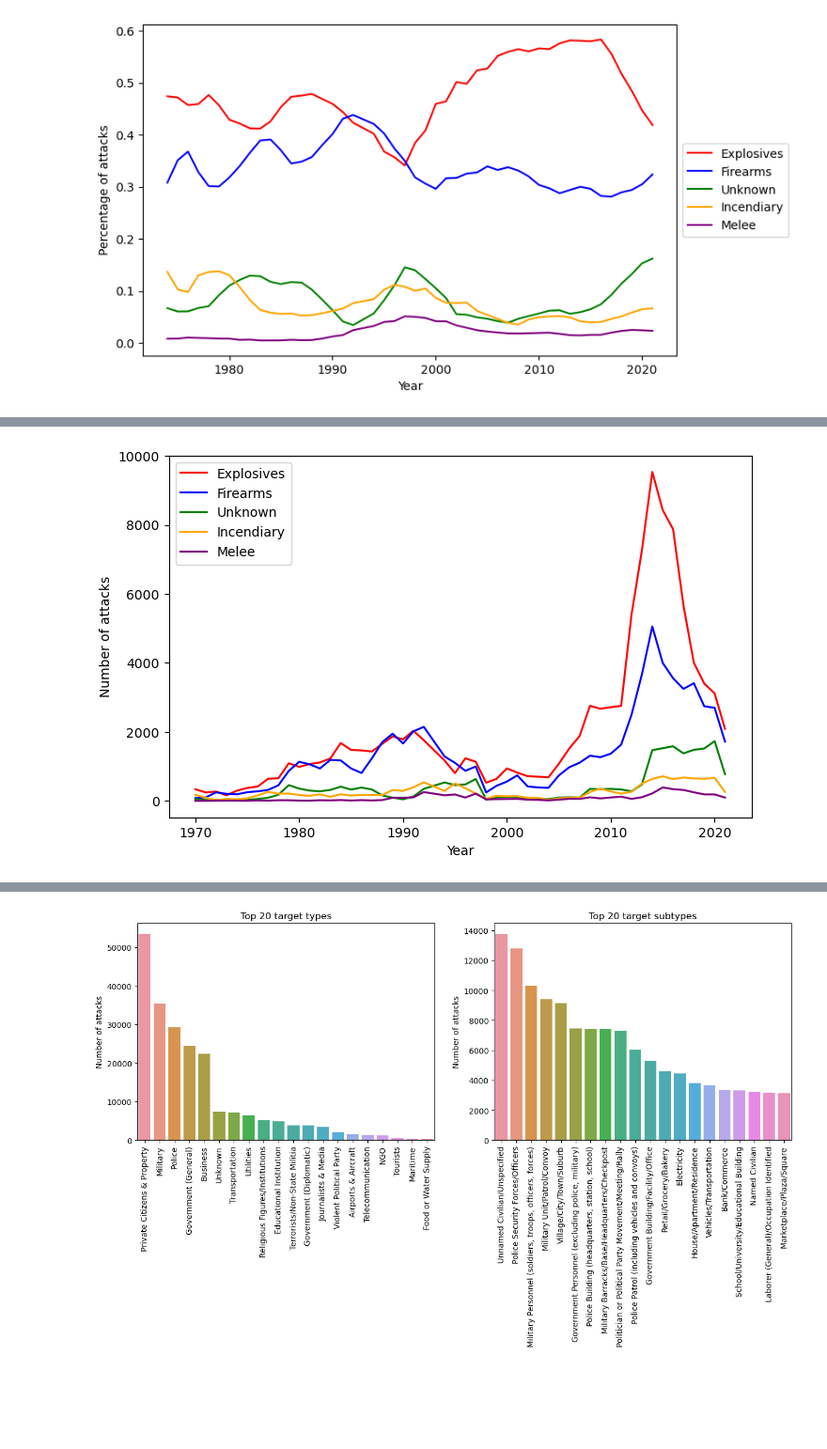
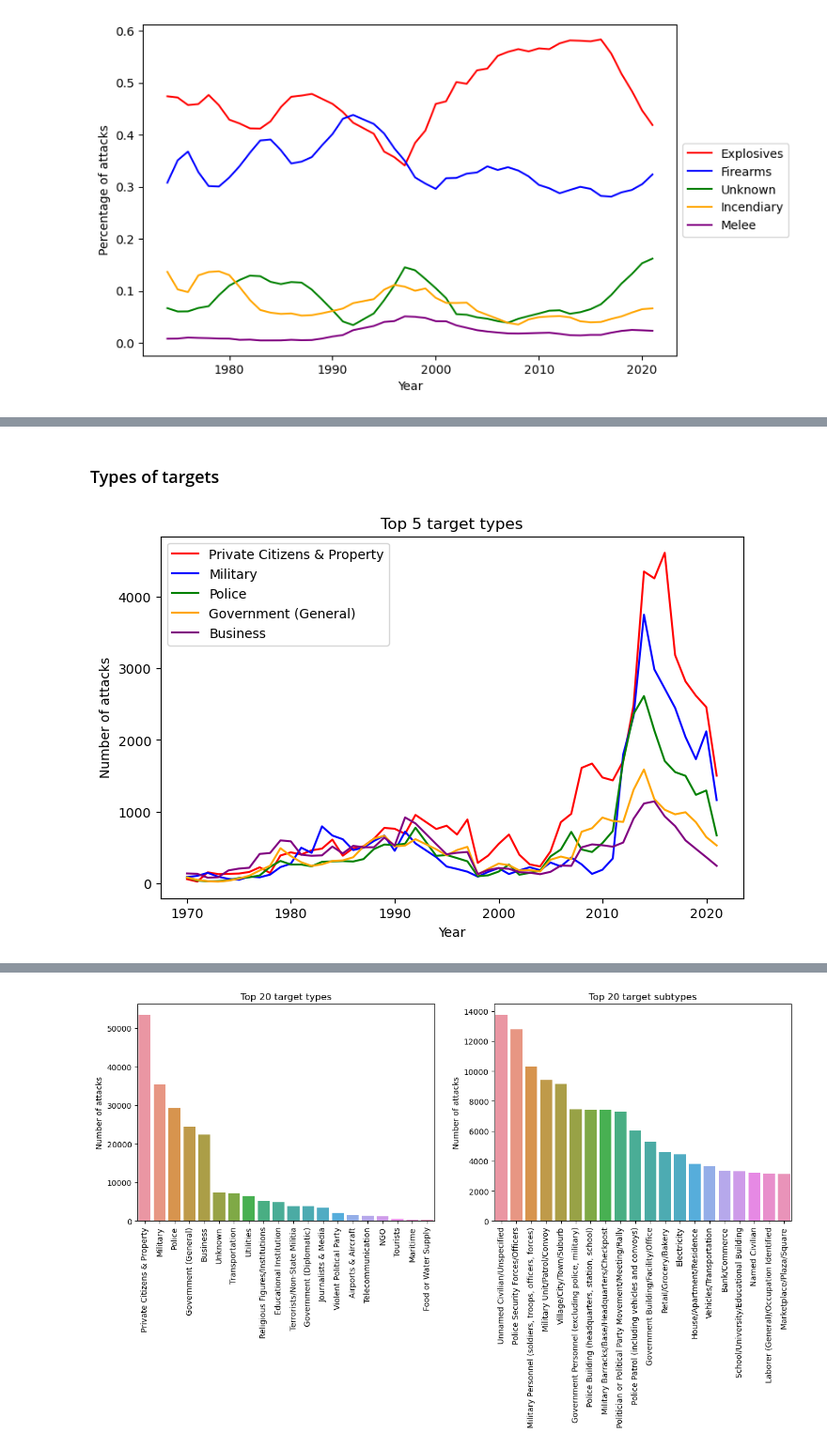
Before and after one commit to com-480-data-visualization/project-2023-yeravizard, a Jupyter notebook: exploration.ipynb, the cells around one changed output, grey strips where cells are left out. Shown at 94% size. Cells and saved outputs as stored; diff of their text form; code cells hidden in the pictures; blank space fills up the shorter version.

```diff
--- a/exploration.ipynb
+++ b/exploration.ipynb
@@ -112,23 +144,26 @@ plt.show()
+# %% [markdown]
+### Types of targets
 # %%
-# For the top 5 overall weapons used, plot the number of attacks per year
-# in one plot, with a different line for each weapon. The plot should contain lines, not bars.
-# create a list of weapons
-weapons = df['weaptype1_txt'].value_counts().head(5).index
+# Do the same for the top 5 target types
+# create a list of target types
+targets = df['targtype1_txt'].value_counts().head(5).index
 # create a list of colors
 colors = ['red', 'blue', 'green', 'orange', 'purple']
 # create a figure
 fig, ax = plt.subplots(figsize=(8, 5))
-# iterate over weapons and colors
-for weapon, color in zip(weapons, colors):
+# iterate over target types and colors
+for target, color in zip(targets, colors):
     # filter the data
-    df_weapon = df[df['weaptype1_txt'] == weapon]
+    df_target = df[df['targtype1_txt'] == target]
     # plot the data, do not use sns lineplot
-    df_weapon.groupby('iyear')['iyear'].count().plot(ax=ax, color=color)
+    df_target.groupby('iyear')['iyear'].count().plot(ax=ax, color=color)
+# set title
+ax.set_title('Top 5 target types')
+# set x axis label and y axis label
+ax.set_xlabel('Year')
+ax.set_ylabel('Number of attacks')
 # add legend
-ax.legend(weapons)
-# add axis
-plt.xlabel('Year')
-plt.ylabel('Number of attacks')
+ax.legend(targets)
 plt.show()
 # %% [output]
-[figure, old version]
+[figure, new version]
```
Also changed, not shown: parts of 27 cells of this notebook.
